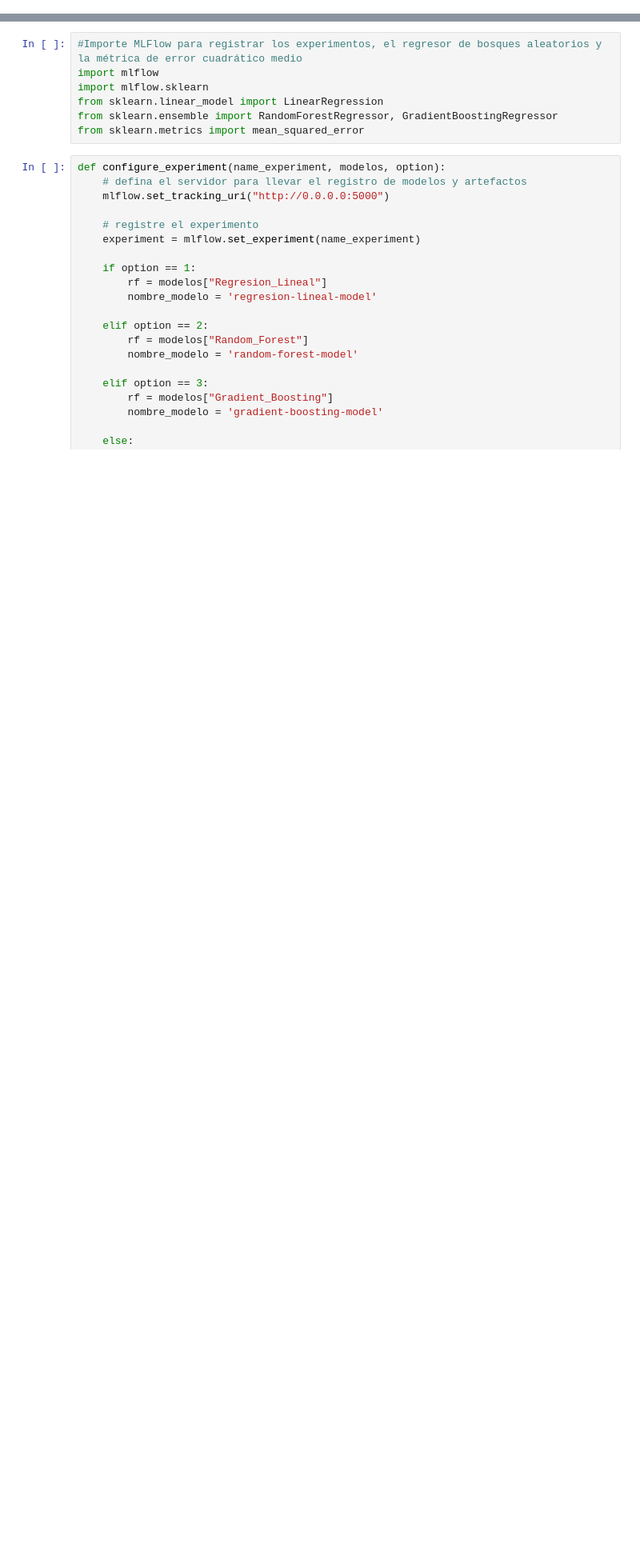
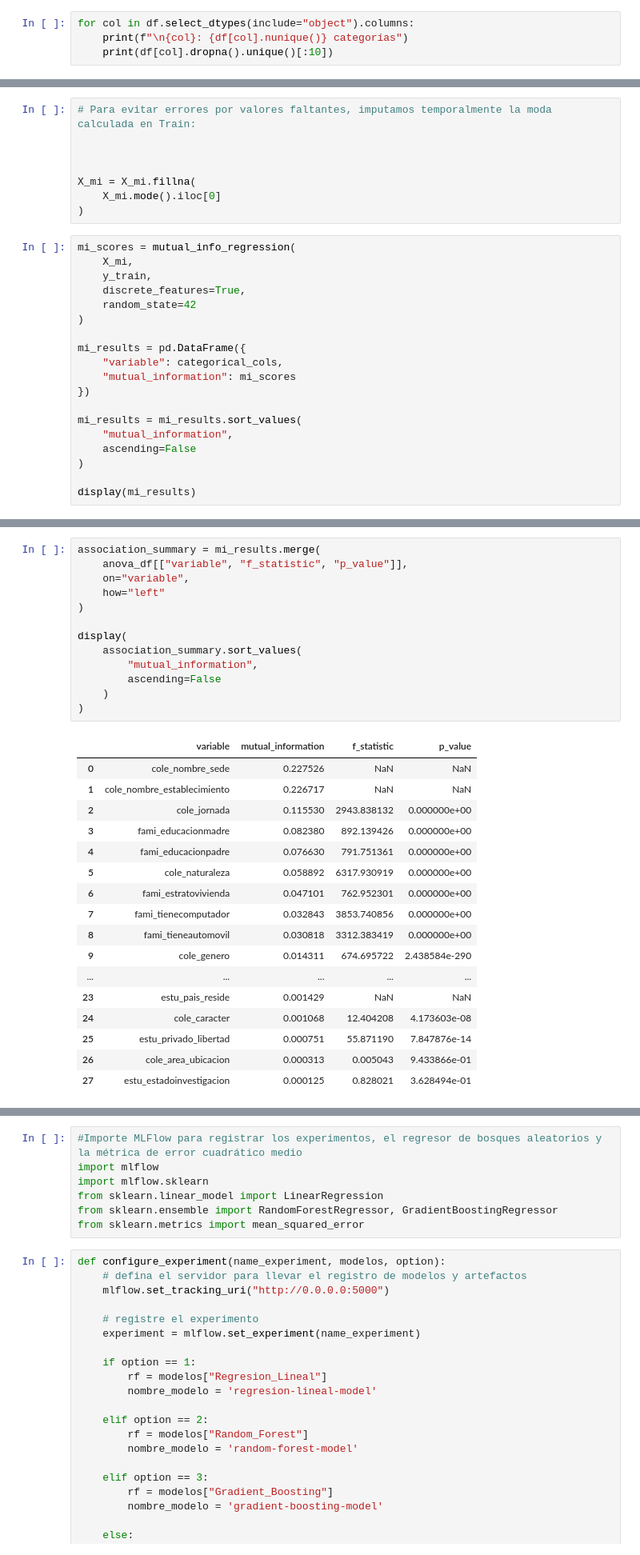
Before and after one commit to kcaicedor/despliegue_icfes, a Jupyter notebook: icfes_ml.ipynb, the cells around one changed output, grey strips where cells are left out. Shown at 80% size. Cells and saved outputs as stored; diff of their text form; blank space fills up the shorter version.

```diff
--- a/icfes_ml.ipynb
+++ b/icfes_ml.ipynb
@@ -44,0 +239,4 @@ X_train, X_test, y_train, y_test = train_test_split(X, y, random_state=123)
+# %%
+for col in df.select_dtypes(include="object").columns:
+    print(f"\n{col}: {df[col].nunique()} categorías")
+    print(df[col].dropna().unique()[:10])
@@ -44,0 +530,27 @@ X_train, X_test, y_train, y_test = train_test_split(X, y, random_state=123)
+# %%
+# Para evitar errores por valores faltantes, imputamos temporalmente la moda calculada en Train:
+
+
+
+X_mi = X_mi.fillna(
+    X_mi.mode().iloc[0]
+)
+# %%
+mi_scores = mutual_info_regression(
+    X_mi,
+    y_train,
+    discrete_features=True,
+    random_state=42
+)
+
+mi_results = pd.DataFrame({
+    "variable": categorical_cols,
+    "mutual_information": mi_scores
+})
+
+mi_results = mi_results.sort_values(
+    "mutual_information",
+    ascending=False
+)
+
+display(mi_results)
@@ -44,0 +598,31 @@ X_train, X_test, y_train, y_test = train_test_split(X, y, random_state=123)
+# %%
+association_summary = mi_results.merge(
+    anova_df[["variable", "f_statistic", "p_value"]],
+    on="variable",
+    how="left"
+)
+
+display(
+    association_summary.sort_values(
+        "mutual_information",
+        ascending=False
+    )
+)
+# %% [output]
+|  | variable | mutual_information | f_statistic | p_value |
+| 0 | cole_nombre_sede | 0.227526 | NaN | NaN |
+| 1 | cole_nombre_establecimiento | 0.226717 | NaN | NaN |
+| 2 | cole_jornada | 0.115530 | 2943.838132 | 0.000000e+00 |
+| 3 | fami_educacionmadre | 0.082380 | 892.139426 | 0.000000e+00 |
+| 4 | fami_educacionpadre | 0.076630 | 791.751361 | 0.000000e+00 |
+| 5 | cole_naturaleza | 0.058892 | 6317.930919 | 0.000000e+00 |
+| 6 | fami_estratovivienda | 0.047101 | 762.952301 | 0.000000e+00 |
+| 7 | fami_tienecomputador | 0.032843 | 3853.740856 | 0.000000e+00 |
+| 8 | fami_tieneautomovil | 0.030818 | 3312.383419 | 0.000000e+00 |
+| 9 | cole_genero | 0.014311 | 674.695722 | 2.438584e-290 |
+| ... | ... | ... | ... | ... |
+| 23 | estu_pais_reside | 0.001429 | NaN | NaN |
+| 24 | cole_caracter | 0.001068 | 12.404208 | 4.173603e-08 |
+| 25 | estu_privado_libertad | 0.000751 | 55.871190 | 7.847876e-14 |
+| 26 | cole_area_ubicacion | 0.000313 | 0.005043 | 9.433866e-01 |
+| 27 | estu_estadoinvestigacion | 0.000125 | 0.828021 | 3.628494e-01 |
```
Also changed, not shown: parts of 55 cells of this notebook.
